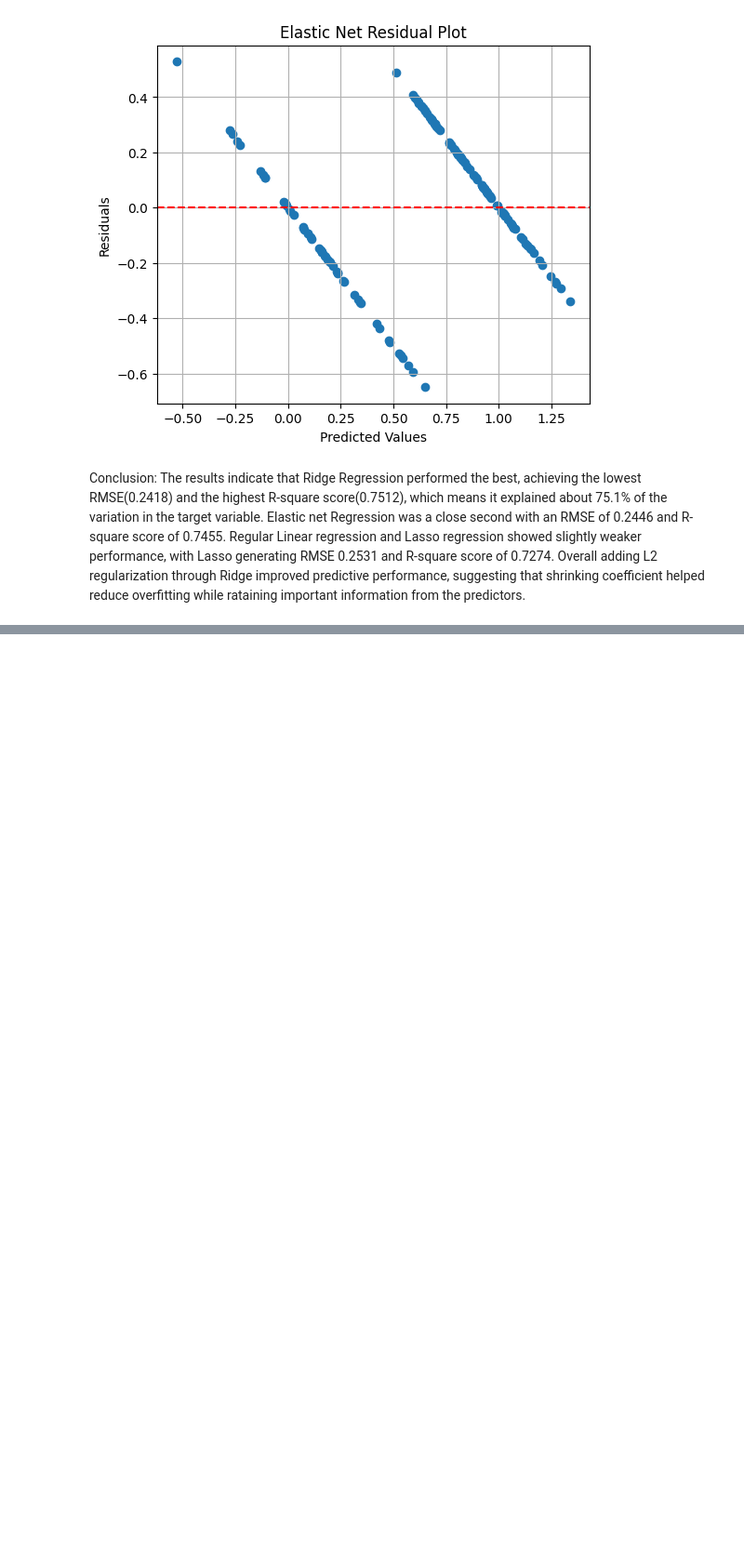
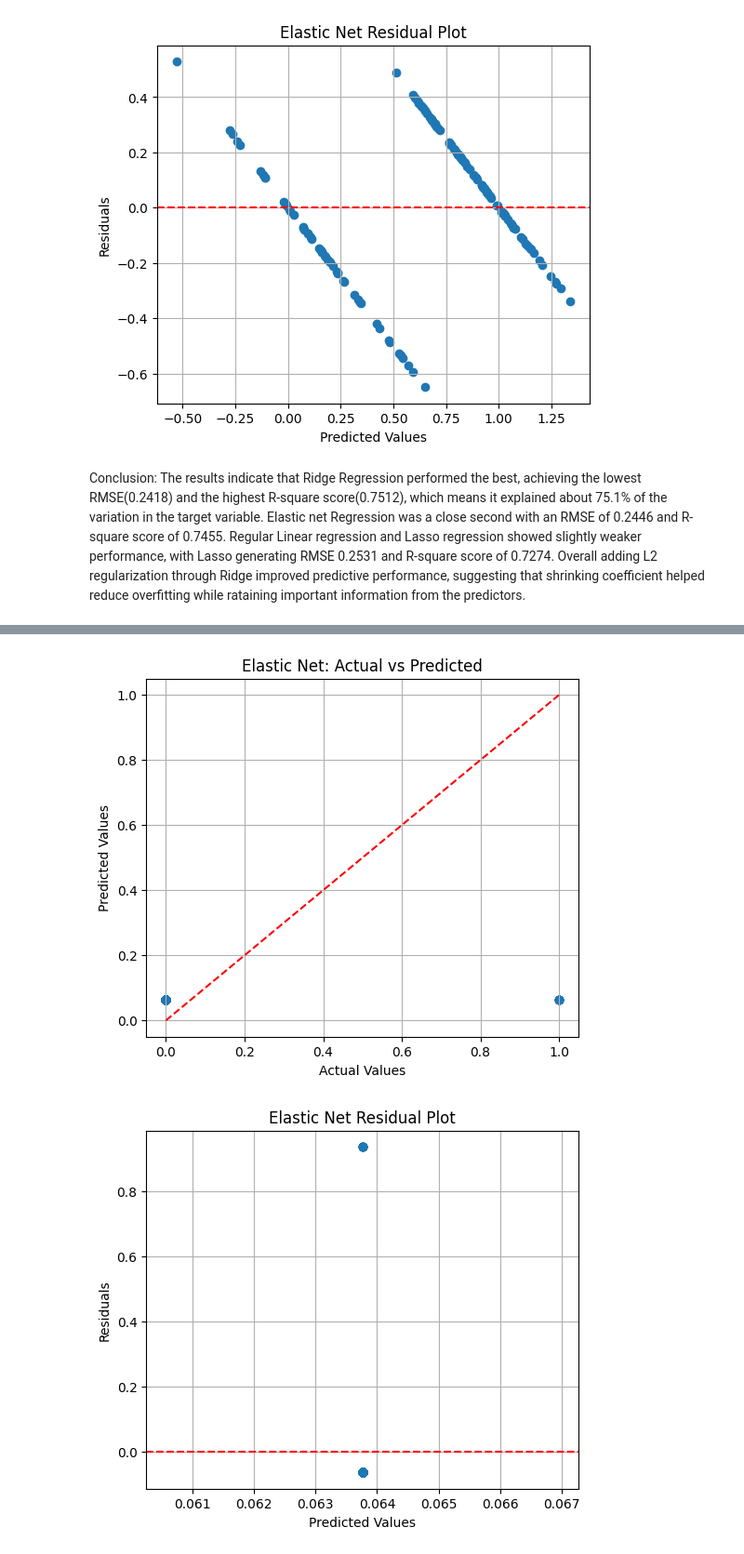
Before and after one commit to Jbaner/OMDSModC_Capstone_Project, a Jupyter notebook: OMDS_ModC_Week2_Banerjee_Jayeeta.ipynb, the cells around one changed output, grey strips where cells are left out. Shown at 93% size. Saved outputs shown, nothing was run; the diff lists cells and outputs as text; code cells hidden in the pictures; blank space fills up the shorter version.

```diff
--- a/OMDS_ModC_Week2_Banerjee_Jayeeta.ipynb
+++ b/OMDS_ModC_Week2_Banerjee_Jayeeta.ipynb
@@ -770,0 +993,74 @@ The results indicate that Ridge Regression performed the best, achieving the low
+# %%
+from sklearn.linear_model import ElasticNet
+from sklearn.model_selection import GridSearchCV
+from sklearn.metrics import mean_squared_error, r2_score, accuracy_score
+import pandas as pd
+import matplotlib.pyplot as plt
+import numpy as np
+
+# Hyperparameter Tuning using 5-Fold Cross Validation
+param_grid = {
+    'alpha': [0.001, 0.01, 0.1, 1, 10],
+    'l1_ratio': [0.2, 0.4, 0.6, 0.8, 1.0]}
+
+enet = ElasticNet(max_iter=10000, random_state=42)
+grid = GridSearchCV(
+    estimator=enet,
+    param_grid=param_grid,
+    cv=5,
+    scoring='neg_root_mean_squared_error',
+    n_jobs=-1)
+
+grid.fit(X_train_scaled, y_train)
+print("Best Parameters:", grid.best_params_)
+print("Best CV RMSE:", -grid.best_score_)
+
+# Train Final Model (Best Estimator)
+model4 = grid.best_estimator_
+model4.fit(X_train_scaled, y_train)
+
+# Predictions
+y_pred4 = model4.predict(X_test_scaled)
+y_predClass4 = (y_pred4 >= 0.5).astype(int)
+
+# Test Set Evaluation
+enet_rmse = np.sqrt(mean_squared_error(y_test, y_pred4))
+enet_r2 = r2_score(y_test, y_pred4)
+accuracy = accuracy_score(y_test, y_predClass4)
+
+print("\nTest Set Results (Elastic Net)")
+print("----------------")
+print("RMSE:", enet_rmse)
+print("R²:", enet_r2)
+print("Accuracy:", accuracy)
+
+# Feature Coefficients
+coef = pd.DataFrame({
+    "Feature": X.columns,
+    "Coefficient": model4.coef_ })
+
+coef = coef.sort_values(by="Coefficient", key=abs, ascending=False)
+print("\nTop Elastic Net Features:")
+print(coef.head(15))
+
+# Actual vs Predicted Plot
+plt.figure(figsize=(6,5))
+plt.scatter(y_test, y_pred4, alpha=0.7)
+plt.plot([0,1], [0,1], 'r--')
+plt.xlabel("Actual Values")
+plt.ylabel("Predicted Values")
+plt.title("Elastic Net: Actual vs Predicted")
+plt.grid(True)
+plt.show()
+
+# Residual Plot
+residuals = y_test - y_pred4
+plt.figure(figsize=(6,5))
+plt.scatter(y_pred4, residuals, alpha=0.7)
+plt.axhline(y=0, color='red', linestyle='--')
+plt.xlabel("Predicted Values")
+plt.ylabel("Residuals")
+plt.title("Elastic Net Residual Plot")
+plt.grid(True)
+plt.show()
+# %% [output]
@@ -770,0 +1084,2 @@ The results indicate that Ridge Regression performed the best, achieving the low
+[figure, added]
+[figure, added]
```
Also changed, not shown: parts of 10 cells of this notebook.
